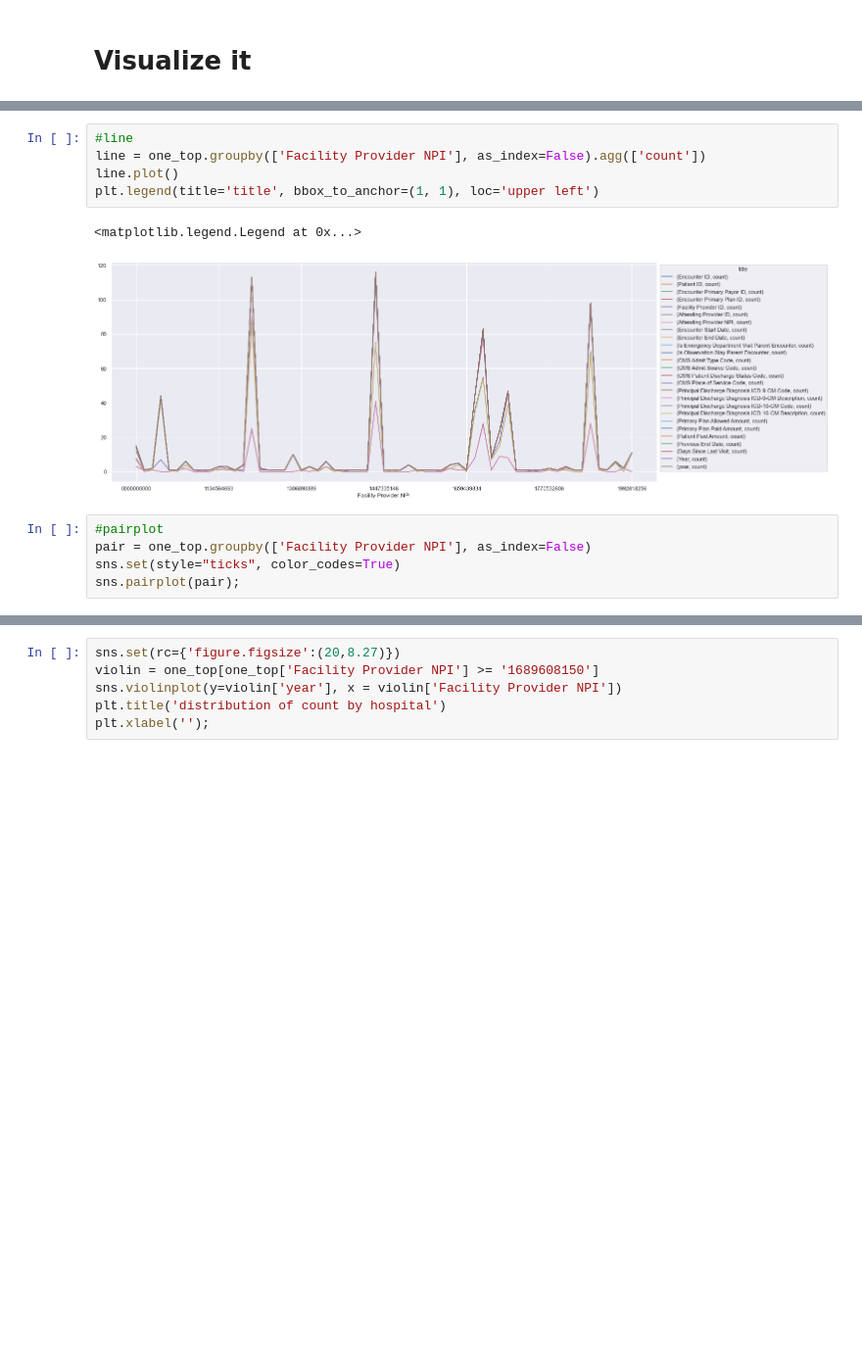
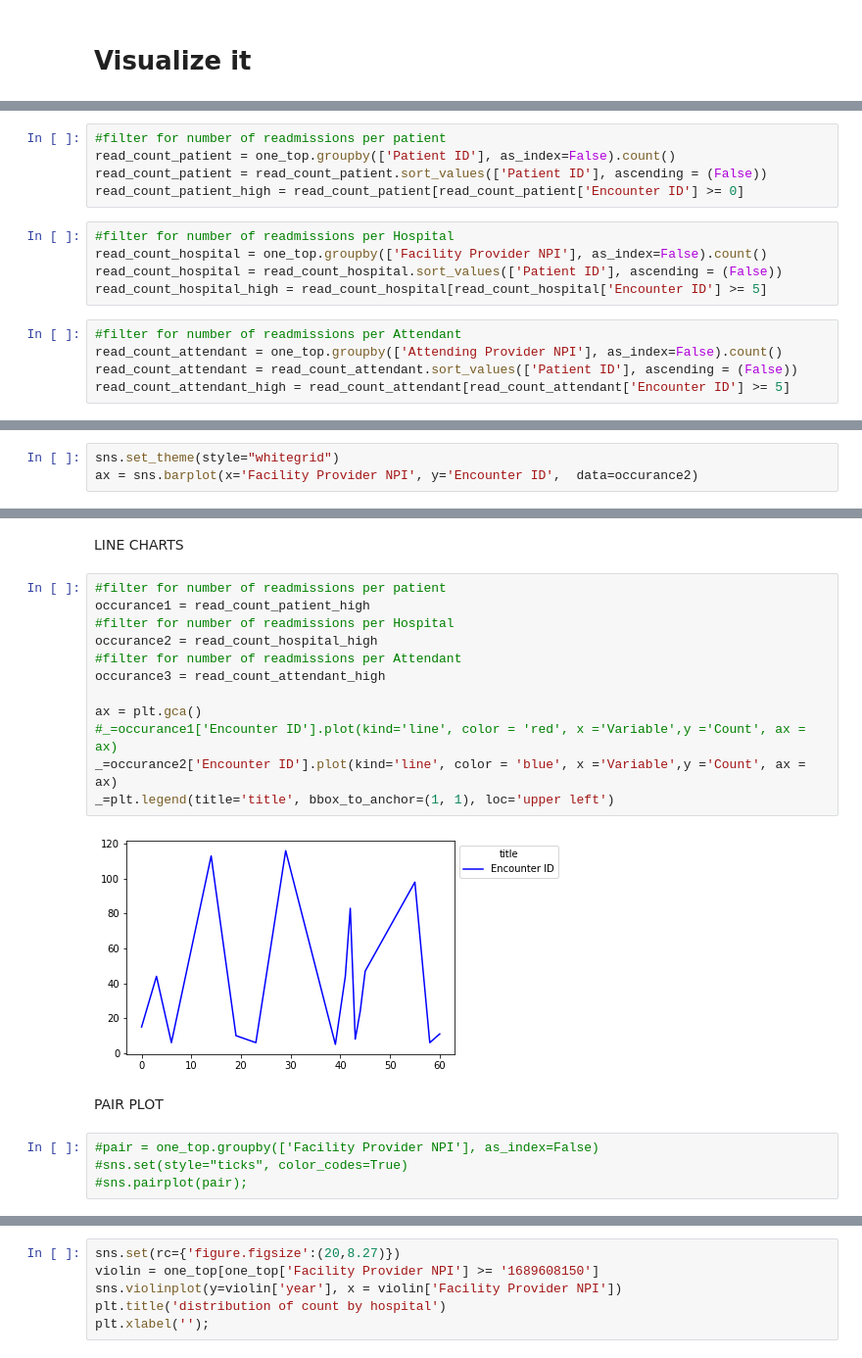
Before and after one commit to tipearso/hospital-readmissions, a Jupyter notebook: notebooks/plots.ipynb, the cells around one changed output, grey strips where cells are left out. Shown at 98% size. Drawn from its saved outputs; the diff is of its cells as text; blank space fills up the shorter version.

```diff
--- a/notebooks/plots.ipynb
+++ b/notebooks/plots.ipynb
@@ -101 +96,16 @@ p_high = p_count[p_count['Encounter ID'] > 0]
+# %%
+#filter for number of readmissions per patient
+read_count_patient = one_top.groupby(['Patient ID'], as_index=False).count()
+read_count_patient = read_count_patient.sort_values(['Patient ID'], ascending = (False))
+read_count_patient_high = read_count_patient[read_count_patient['Encounter ID'] >= 0]
+# %%
+#filter for number of readmissions per Hospital
+read_count_hospital = one_top.groupby(['Facility Provider NPI'], as_index=False).count()
+read_count_hospital = read_count_hospital.sort_values(['Patient ID'], ascending = (False))
+read_count_hospital_high = read_count_hospital[read_count_hospital['Encounter ID'] >= 5]
+# %%
+#filter for number of readmissions per Attendant
+read_count_attendant = one_top.groupby(['Attending Provider NPI'], as_index=False).count()
+read_count_attendant = read_count_attendant.sort_values(['Patient ID'], ascending = (False))
+read_count_attendant_high = read_count_attendant[read_count_attendant['Encounter ID'] >= 5]
 # %%
@@ -104,0 +128,3 @@ plt.hist('Encounter ID', bins = 9, data = p_high);
+# %%
+sns.set_theme(style="whitegrid")
+ax = sns.barplot(x='Facility Provider NPI', y='Encounter ID',  data=occurance2)
@@ -105,13 +133,22 @@ plt.hist('Encounter ID', bins = 9, data = p_high);
+# %% [markdown]
+LINE CHARTS
 # %%
-#line
-line = one_top.groupby(['Facility Provider NPI'], as_index=False).agg(['count'])
-line.plot()
-plt.legend(title='title', bbox_to_anchor=(1, 1), loc='upper left')
+#filter for number of readmissions per patient
+occurance1 = read_count_patient_high
+#filter for number of readmissions per Hospital
+occurance2 = read_count_hospital_high
+#filter for number of readmissions per Attendant
+occurance3 = read_count_attendant_high
+
+ax = plt.gca()
+#_=occurance1['Encounter ID'].plot(kind='line', color = 'red', x ='Variable',y ='Count', ax = ax)
+_=occurance2['Encounter ID'].plot(kind='line', color = 'blue', x ='Variable',y ='Count', ax = ax)
+_=plt.legend(title='title', bbox_to_anchor=(1, 1), loc='upper left')
 # %% [output]
-<matplotlib.legend.Legend at 0x...>
-[figure, old version]
+[figure, new version]
+# %% [markdown]
+PAIR PLOT
 # %%
-#pairplot
-pair = one_top.groupby(['Facility Provider NPI'], as_index=False)
-sns.set(style="ticks", color_codes=True)
-sns.pairplot(pair);
+#pair = one_top.groupby(['Facility Provider NPI'], as_index=False)
+#sns.set(style="ticks", color_codes=True)
+#sns.pairplot(pair);
```
Also changed, not shown: parts of 14 cells of this notebook.
